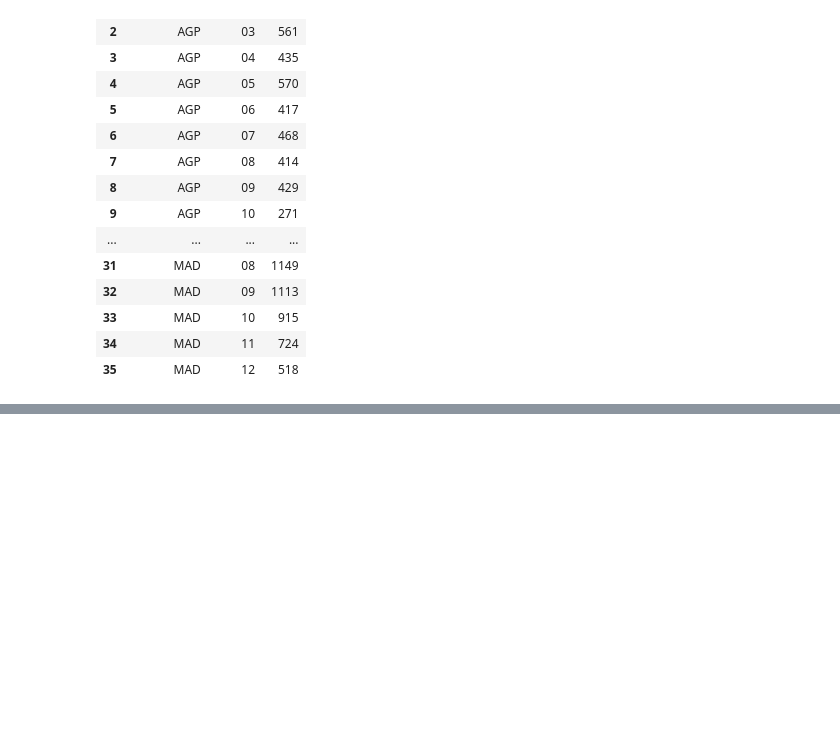
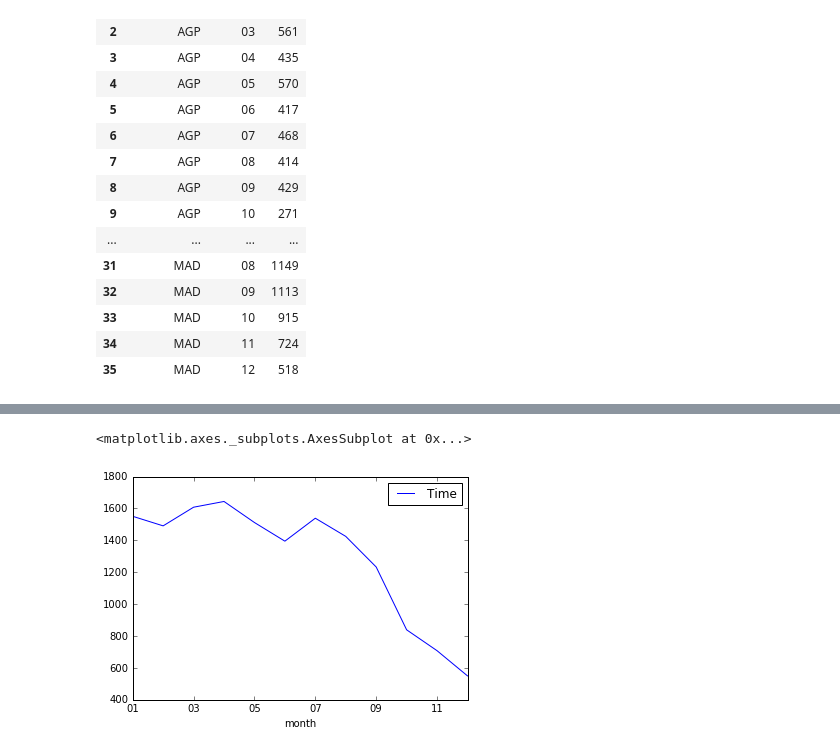
Before and after one commit to mdalila/challenge, a Jupyter notebook: Amadeus.ipynb, the cells around one changed output, grey strips where cells are left out. Saved outputs shown, nothing was run; the diff lists cells and outputs as text; code cells hidden in the pictures; blank space fills up the shorter version.

```diff
--- a/Amadeus.ipynb
+++ b/Amadeus.ipynb
@@ -214 +274,6 @@ searches_agg
+# %%
+BCN.set_index('month').plot()
+# %% [output]
+<matplotlib.axes._subplots.AxesSubplot at 0x...>
+[figure, added]
 # %%
```
Also changed, not shown: parts of 22 cells of this notebook.
